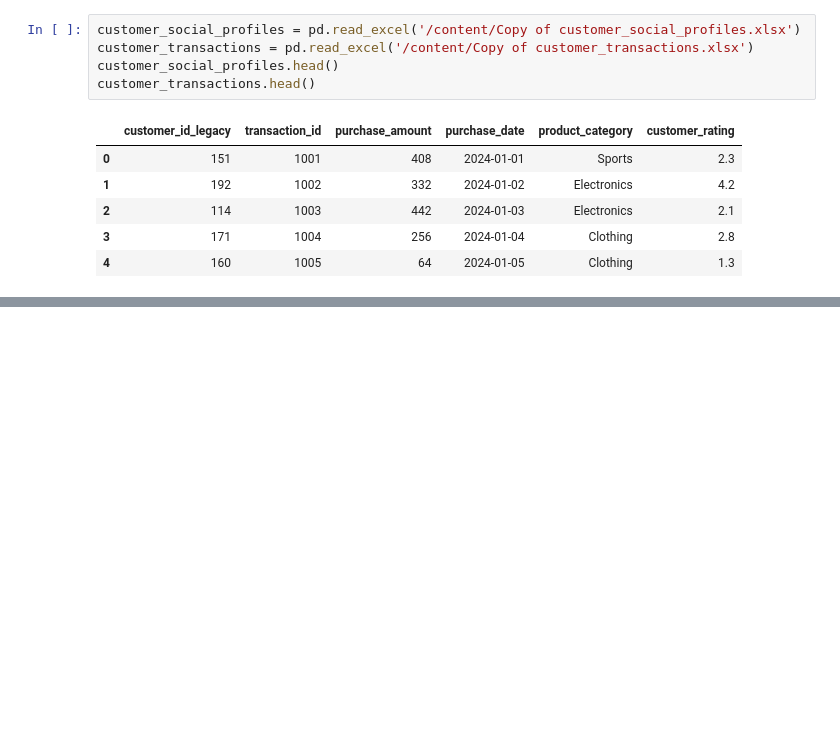
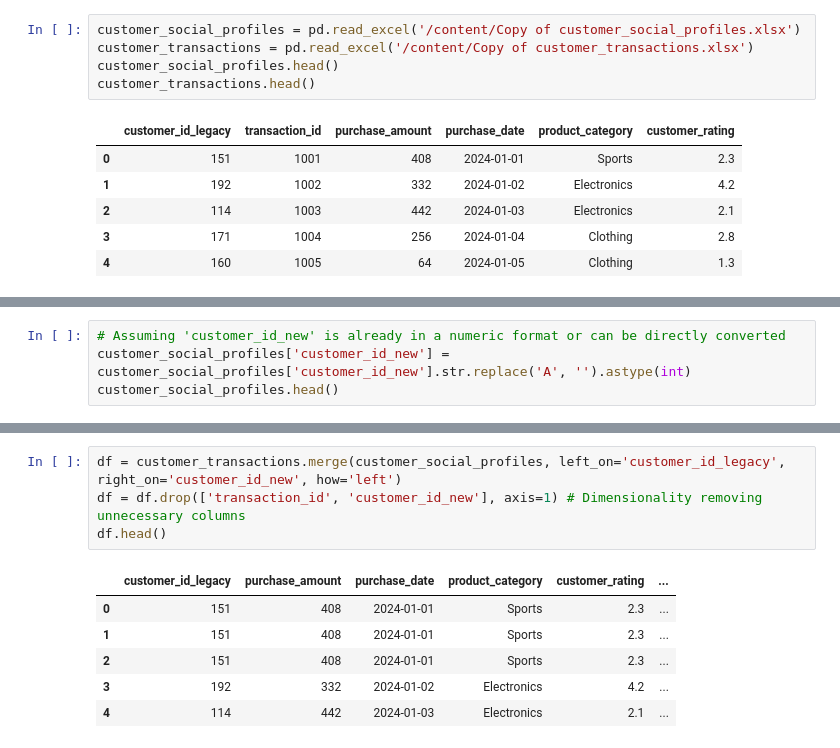
Before and after one commit to i-ganza007/Multimodal-Data-Preprocessing, a Jupyter notebook: Product_Model.ipynb, the cells around one changed output, grey strips where cells are left out. Saved outputs shown, nothing was run; the diff lists cells and outputs as text; blank space fills up the shorter version.

```diff
--- a/Product_Model.ipynb
+++ b/Product_Model.ipynb
@@ -59,0 +25,4 @@ final_set.head()
+# %%
+# Assuming 'customer_id_new' is already in a numeric format or can be directly converted
+customer_social_profiles['customer_id_new'] = customer_social_profiles['customer_id_new'].str.replace('A', '').astype(int)
+customer_social_profiles.head()
@@ -59,0 +36,11 @@ final_set.head()
+# %%
+df = customer_transactions.merge(customer_social_profiles, left_on='customer_id_legacy', right_on='customer_id_new', how='left')
+df = df.drop(['transaction_id', 'customer_id_new'], axis=1) # Dimensionality removing unnecessary columns
+df.head()
+# %% [output]
+|  | customer_id_legacy | purchase_amount | purchase_date | product_category | customer_rating | ... |
+| 0 | 151 | 408 | 2024-01-01 | Sports | 2.3 | ... |
+| 1 | 151 | 408 | 2024-01-01 | Sports | 2.3 | ... |
+| 2 | 151 | 408 | 2024-01-01 | Sports | 2.3 | ... |
+| 3 | 192 | 332 | 2024-01-02 | Electronics | 4.2 | ... |
+| 4 | 114 | 442 | 2024-01-03 | Electronics | 2.1 | ... |
```
Also changed, not shown: parts of 20 cells of this notebook.
